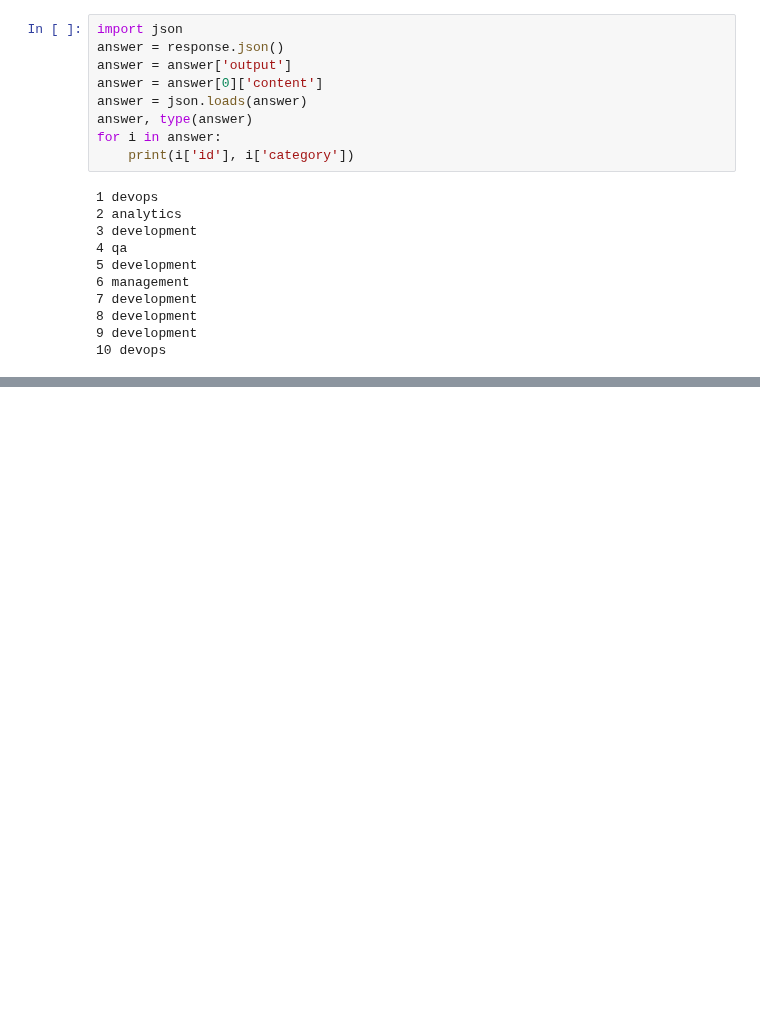
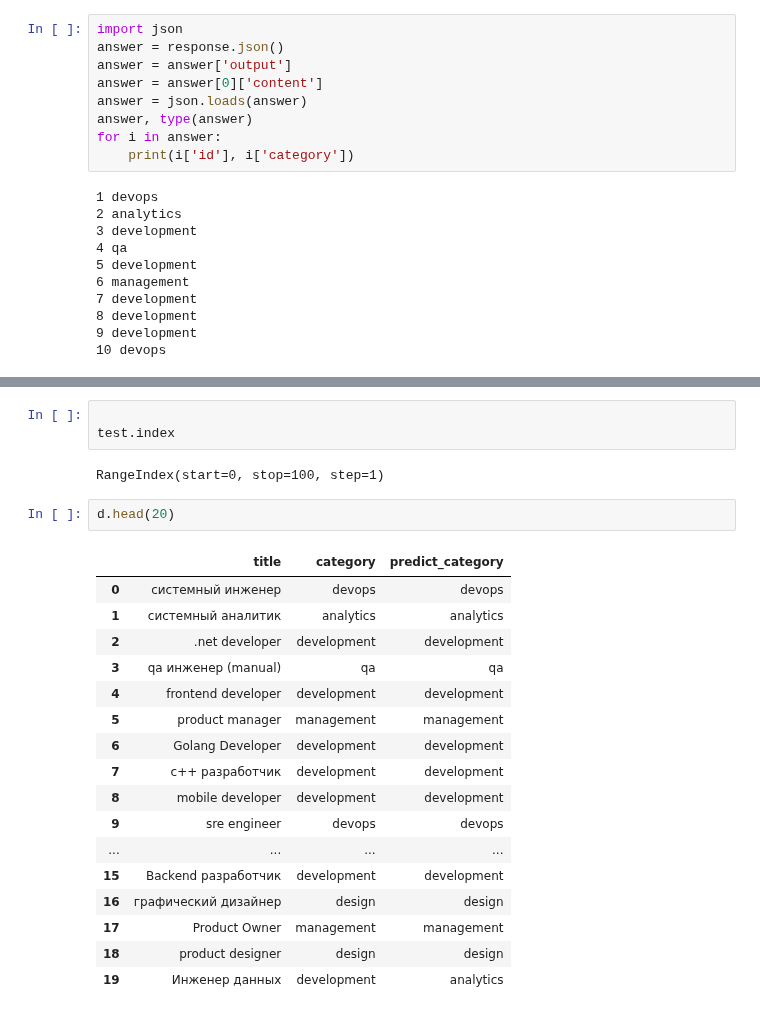
Before and after one commit to kmvitik/smadimo_group_project_2_scraping_api, a Jupyter notebook: hirehi/read_data.ipynb, the cells around one changed output, grey strips where cells are left out. Saved outputs shown, nothing was run; the diff lists cells and outputs as text; blank space fills up the shorter version.

Commit message:
it works llm just predicted

```diff
--- a/hirehi/read_data.ipynb
+++ b/hirehi/read_data.ipynb
@@ -163,0 +224,25 @@ for i in answer:
+# %%
+
+test.index
+# %% [output]
+RangeIndex(start=0, stop=100, step=1)
+# %%
+d.head(20)
+# %% [output]
+|  | title | category | predict_category |
+| 0 | системный инженер | devops | devops |
+| 1 | системный аналитик | analytics | analytics |
+| 2 | .net developer | development | development |
+| 3 | qa инженер (manual) | qa | qa |
+| 4 | frontend developer | development | development |
+| 5 | product manager | management | management |
+| 6 | Golang Developer | development | development |
+| 7 | c++ разработчик | development | development |
+| 8 | mobile developer | development | development |
+| 9 | sre engineer | devops | devops |
+| ... | ... | ... | ... |
+| 15 | Backend разработчик | development | development |
+| 16 | графический дизайнер | design | design |
+| 17 | Product Owner | management | management |
+| 18 | product designer | design | design |
+| 19 | Инженер данных | development | analytics |
```
Also changed, not shown: parts of 6 cells of this notebook, 2 other files.
